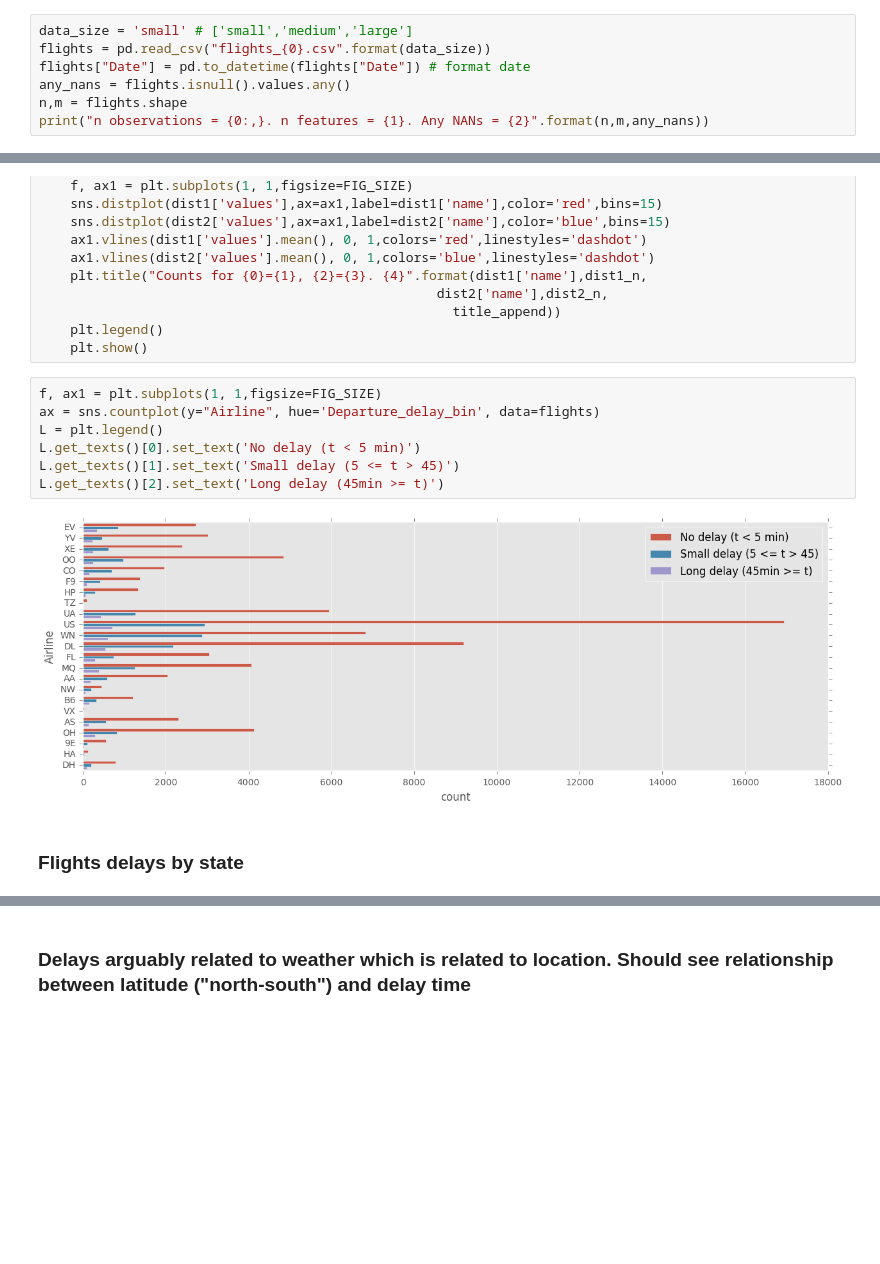
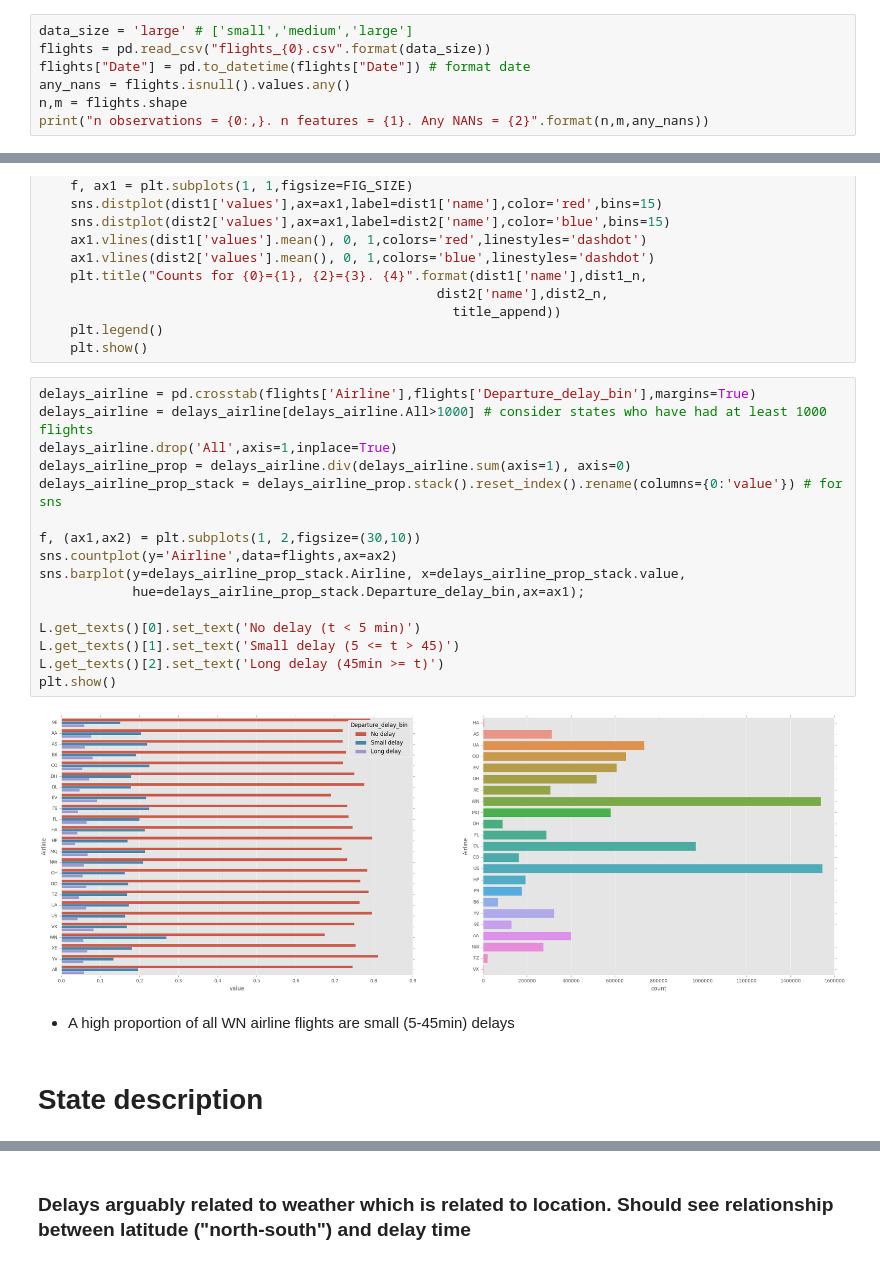
Before and after one commit to mattdns1006/flight, a Jupyter notebook: datatonic.ipynb, the cells around one changed output, grey strips where cells are left out. Saved outputs shown, nothing was run; the diff lists cells and outputs as text; blank space fills up the shorter version.

```diff
--- a/datatonic.ipynb
+++ b/datatonic.ipynb
@@ -18,7 +18,7 @@ FIG_SIZE = (15,5)
 # %% [markdown]
 ### Load data
 # %%
-data_size = 'small' # ['small','medium','large']
+data_size = 'large' # ['small','medium','large']
 flights = pd.read_csv("flights_{0}.csv".format(data_size))
 flights["Date"] = pd.to_datetime(flights["Date"]) # format date
 any_nans = flights.isnull().values.any()
@@ -205,16 +228,27 @@ def plot_two_dist(dist1,dist2,title_append=''): # plot function used later
     plt.legend()
     plt.show()
 # %%
-f, ax1 = plt.subplots(1, 1,figsize=FIG_SIZE)
-ax = sns.countplot(y="Airline", hue='Departure_delay_bin', data=flights)
-L = plt.legend()
+delays_airline = pd.crosstab(flights['Airline'],flights['Departure_delay_bin'],margins=True)
+delays_airline = delays_airline[delays_airline.All>1000] # consider states who have had at least 1000 flights
+delays_airline.drop('All',axis=1,inplace=True)
+delays_airline_prop = delays_airline.div(delays_airline.sum(axis=1), axis=0)
+delays_airline_prop_stack = delays_airline_prop.stack().reset_index().rename(columns={0:'value'}) # for sns
+
+f, (ax1,ax2) = plt.subplots(1, 2,figsize=(30,10))
+sns.countplot(y='Airline',data=flights,ax=ax2)
+sns.barplot(y=delays_airline_prop_stack.Airline, x=delays_airline_prop_stack.value,
+            hue=delays_airline_prop_stack.Departure_delay_bin,ax=ax1);
+
 L.get_texts()[0].set_text('No delay (t < 5 min)')
 L.get_texts()[1].set_text('Small delay (5 <= t > 45)')
 L.get_texts()[2].set_text('Long delay (45min >= t)')
+plt.show()
 # %% [output]
-[figure, old version]
+[figure, new version]
-# %% [markdown]
-### Flights delays by state
+# %% [markdown]
+* A high proportion of all WN airline flights are small (5-45min) delays
+# %% [markdown]
+# State description
 # %%
 delays_state = pd.crosstab(flights['Departure_State'],flights['Departure_delay_bin'],margins=True)
 delays_state = delays_state[delays_state.All>1000] # consider states who have had at least 1000 flights
```
Also changed, not shown: parts of 38 cells of this notebook.
